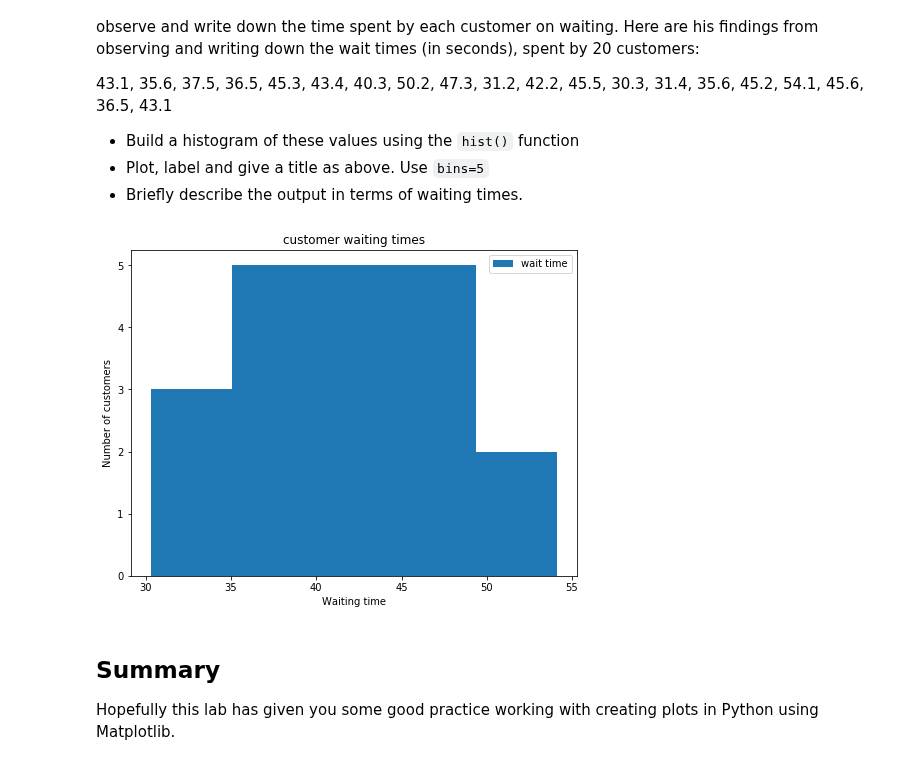
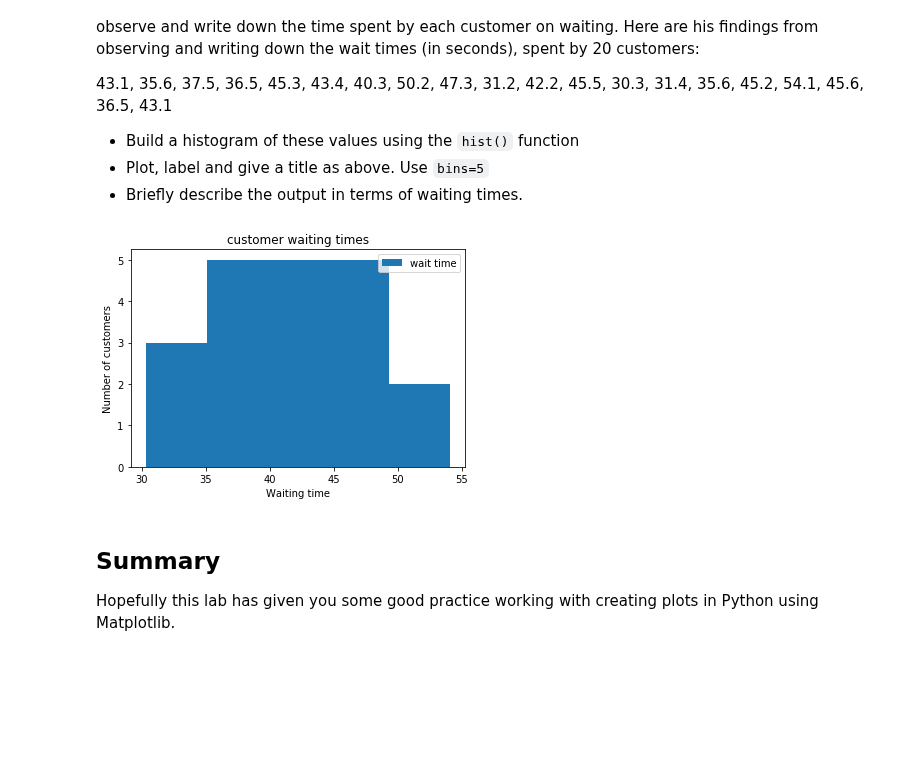
Before and after one commit to ulkuguneysu/dsc-data-viz-lab-nyc-ds-career-042219, a Jupyter notebook: index.ipynb, the cells around one changed output. Saved outputs shown, nothing was run; the diff lists cells and outputs as text; code cells hidden in the pictures; blank space fills up the shorter version.

```diff
--- a/index.ipynb
+++ b/index.ipynb
@@ -101,20 +101,20 @@ Joe is the branch manager at a bank. Recently, Joe been receiving customer feedb
 # %%
 x = [43.1, 35.6, 37.5, 36.5, 45.3, 43.4, 40.3, 50.2, 47.3, 31.2, 42.2, 45.5, 30.3, 31.4, 35.6, 45.2, 54.1, 45.6, 36.5, 43.1]
 
 #Plot the distogram with hist() function
-plt.figure(figsize=(8,6))
+# plt.figure(figsize=(8,6))
 
 plt.hist(x, bins = 5, label = 'wait time')
 # Label, give title and show the plot
 
 plt.xlabel('Waiting time')
 plt.ylabel('Number of customers')
 plt.title('customer waiting times')
 
 plt.legend()
 plt.show()
 # %% [output]
-[figure, old version]
+[figure, new version]
 # %% [markdown]
 ## Summary
 
```
